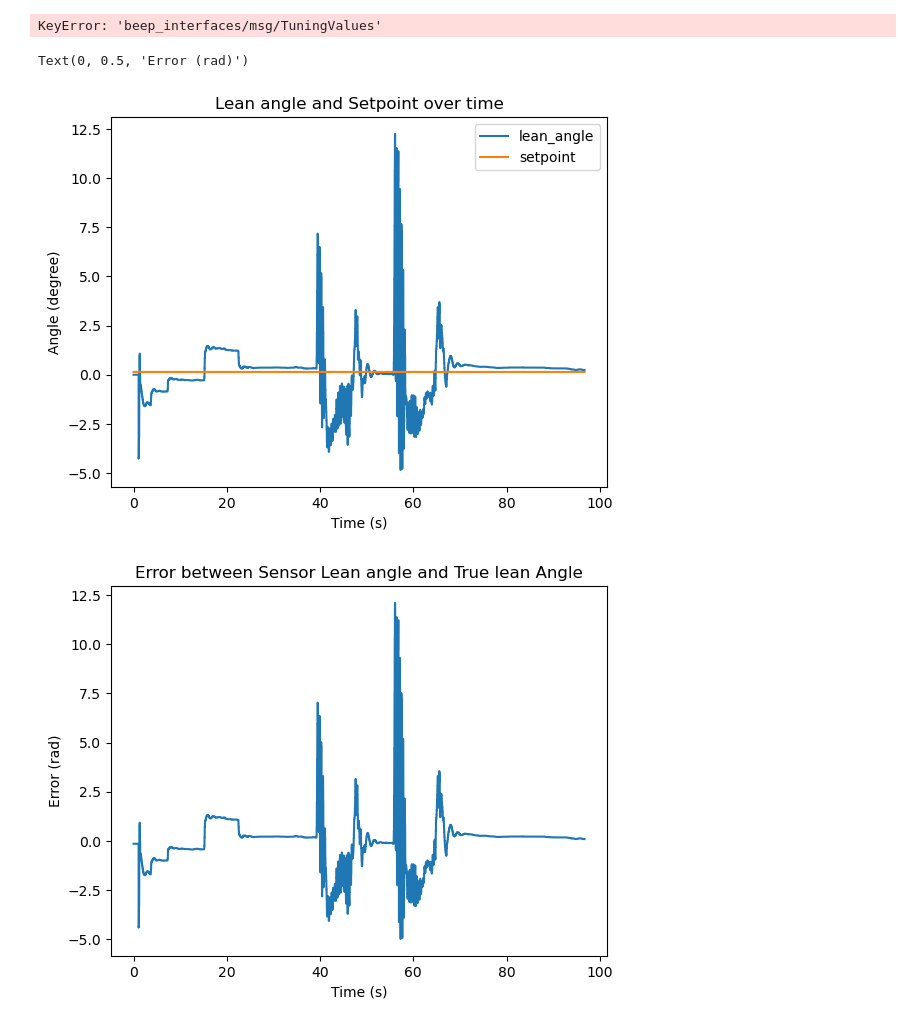
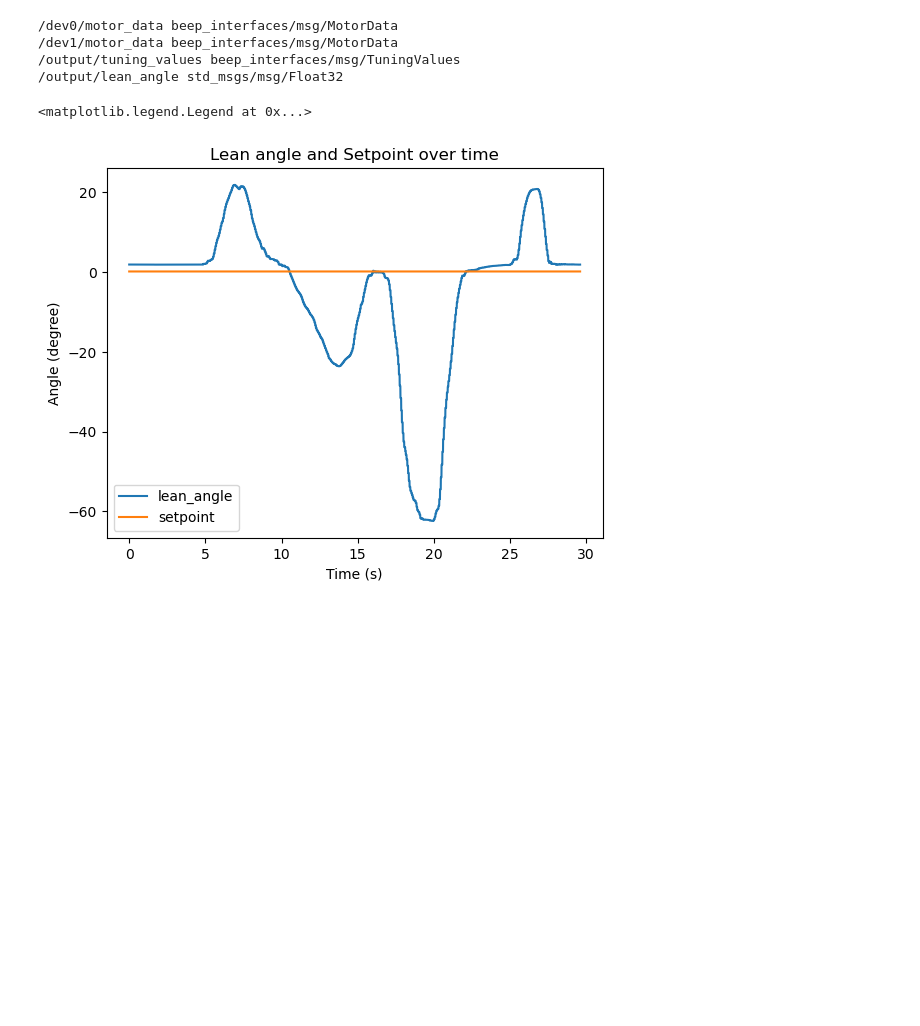
Before and after one commit to Umich-NASA-Big-Idea-Challenge/cargo_beep, a Jupyter notebook: cargo_beep/graph_bags.ipynb, the cells around one changed output. Saved outputs shown, nothing was run; the diff lists cells and outputs as text; code cells hidden in the pictures; blank space fills up the shorter version.

Commit message:
more graphing capabilities

```diff
--- a/cargo_beep/graph_bags.ipynb
+++ b/cargo_beep/graph_bags.ipynb
@@ -52,44 +60,29 @@ ImportError: cannot import name 'beep_interfaces__msg__TuningValues' from 'rosba
 # %%
 bags = glob("../bags/*")
 bags.sort()
-
 path = Path(bags[-1])
-prev_path = Path(bags[-2])
-
-data, time = get_lean_data(path)
-prev_data, prev_time = get_lean_data(prev_path)
-
-tune_data, tune_time = get_tune_data(path)
-
-print(tune_data[0])
-
-print(data.shape)
-print(time.shape)
+data, time = get_all_data(path)
 # %% [output]
-KeyError: 'beep_interfaces/msg/TuningValues'
+/dev0/motor_data beep_interfaces/msg/MotorData
+/dev1/motor_data beep_interfaces/msg/MotorData
+/output/tuning_values beep_interfaces/msg/TuningValues
+/output/lean_angle std_msgs/msg/Float32
 # %%
-
+lean_angle = get_graphable_data(data, "lean_angle", "data")
+lean_angle_t = time['lean_angle']
 
 setpoint = DESIRED_ANGLE
-setpoint_array = np.ones(data.shape) * setpoint
+setpoint_array = np.ones(lean_angle.shape) * setpoint
 
 #graph 1
 plt.figure()
-plt.plot(time, data)
-plt.plot(time, setpoint_array)
+plt.plot(lean_angle_t, lean_angle)
+plt.plot(lean_angle_t, setpoint_array)
 
 plt.title("Lean angle and Setpoint over time")
 plt.xlabel("Time (s)")
 plt.ylabel("Angle (degree)")
 plt.legend(["lean_angle", "setpoint"])
-
-plt.figure()
-plt.plot(time, data-setpoint_array)
-
-plt.title("Error between Sensor Lean angle and True lean Angle")
-plt.xlabel("Time (s)")
-plt.ylabel("Error (rad)")
 # %% [output]
-Text(0, 0.5, 'Error (rad)')
+<matplotlib.legend.Legend at 0x...>
-[figure, old version]
+[figure, new version]
-[figure, removed]
```
Also changed, not shown: parts of 6 cells of this notebook, 5 other files.
